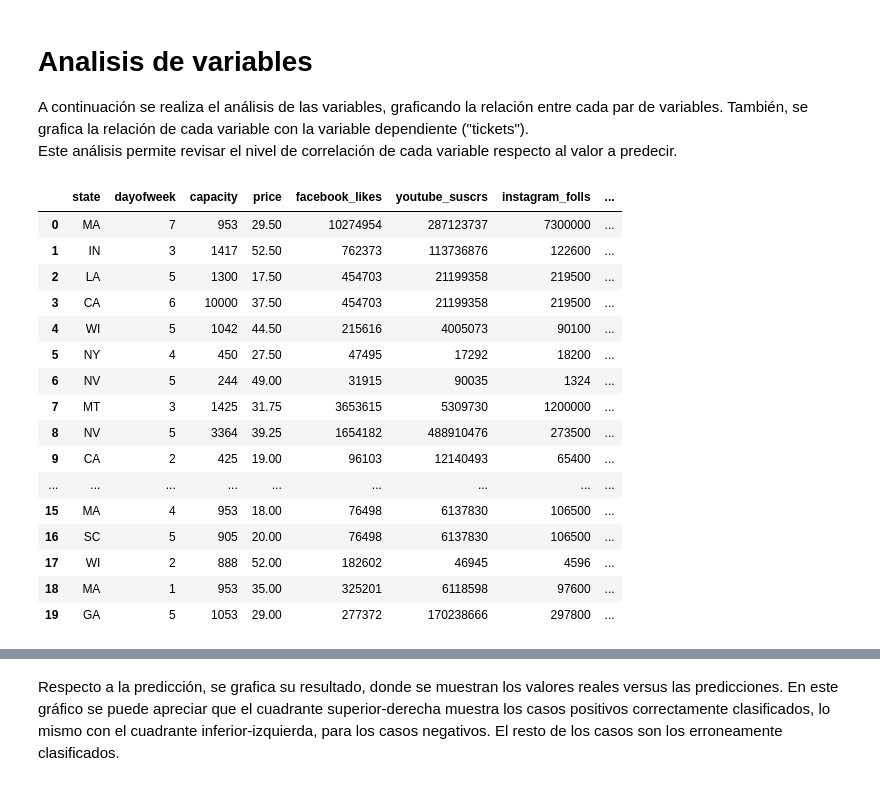
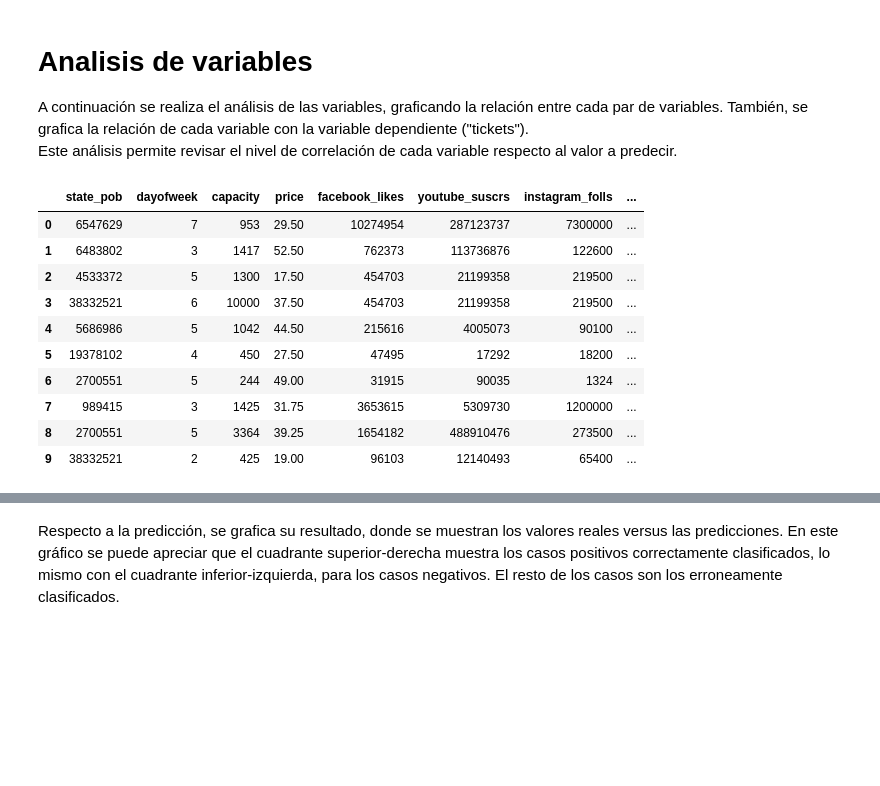
Before and after one commit to danielgomezm/diplomado, a Jupyter notebook: rrss_regression.ipynb, the cells around one changed output, grey strips where cells are left out. Cells and saved outputs as stored; diff of their text form; code cells hidden in the pictures; blank space fills up the shorter version.

```diff
--- a/rrss_regression.ipynb
+++ b/rrss_regression.ipynb
@@ -79 +94,11 @@ models['gradient']     = GradientBoostingRegressor()
 En primer lugar se realiza la carga de datos, separando los conjuntos de entrenamiento y test, y extrayendo la variable dependiente (values). Se determinó utilizar una separación del conjunto de datos, destinando un 10% de la muestra para test, y el 90% restante para entrenamiento.
+# %%
+# carga de datos y seleccion de variables
+
+dataset = pd.read_csv('/home/dgomez/rrss_pob_filtrado.csv')
+print "count: " + str(dataset['tickets'].count())
+print "mean: " + str(dataset['tickets'].mean())
+print "std: " + str(dataset['tickets'].std())
+#dataset = dataset.replace(np.NaN, 0)
+total = len(dataset)
+size = int(0.90 * total)
@@ -80,29 +109,20 @@ En primer lugar se realiza la carga de datos, separando los conjuntos de entrena
 # %%
-# carga de datos y seleccion de variables
-dataset = pd.read_csv('http://www.danielgomez.cl/tmp/rrss_new_filtrado.csv')
-print "count: " + str(dataset['tickets'].count())
-print "mean: " + str(dataset['tickets'].mean())
-print "std: " + str(dataset['tickets'].std())
-#dataset = dataset.replace(np.NaN, 0)
-total = len(dataset)
-size = int(0.90 * total)
+# seleccion de variables
+
 mapper = sp.DataFrameMapper([
-    ('state', LabelBinarizer()),
     ('dayofweek', LabelBinarizer()),
-    (['price', 'capacity', 'facebook_likes', 'youtube_suscrs',
+    (['state_pob', 'capacity', 'price', 'facebook_likes', 'youtube_suscrs',
     'instagram_folls', 'instagram_likes', 'spotify_folls', 'spotify_pop',
     'twitter_folls', 'twitter_mencs_usa', 'twitter_mencs',
      'facebook_crec', 'instagram_crec', 'twitter_crec'], StandardScaler())
     ])
-#X = dataset[['dayofweek', 'capacity', 'price',
-X = dataset[['state', 'dayofweek', 'capacity', 'price',
+X = dataset[['state_pob', 'dayofweek', 'capacity', 'price',
         'facebook_likes', 'youtube_suscrs',
         'instagram_folls', 'instagram_likes',
         'spotify_folls', 'spotify_pop',
         'twitter_folls', 'twitter_mencs_usa', 'twitter_mencs',
         'facebook_crec', 'instagram_crec', 'twitter_crec']]
-#Xy = dataset[['dayofweek', 'capacity', 'price',
-Xy = dataset[['state', 'dayofweek', 'capacity', 'price',
+Xy = dataset[['state_pob', 'dayofweek', 'capacity', 'price',
         'facebook_likes', 'youtube_suscrs',
         'instagram_folls', 'instagram_likes',
         'spotify_folls', 'spotify_pop',
@@ -110,4 +130,3 @@ Xy = dataset[['state', 'dayofweek', 'capacity', 'price',
         'facebook_crec', 'instagram_crec', 'twitter_crec', 'tickets']]
 X = mapper.fit_transform(X) # numpy.ndarray
 y = dataset['tickets'] # dataframe
-X_train, X_test, y_train, y_test = train_test_split(X, y, train_size=0.8)
@@ -122,25 +137,19 @@ A continuación se realiza el análisis de las variables, graficando la relació
 <BR>
 Este análisis permite revisar el nivel de correlación de cada variable respecto al valor a predecir.
 # %%
-Xy[0:20]
+Xy[0:10]
 # %% [output]
-|  | state | dayofweek | capacity | price | facebook_likes | youtube_suscrs | instagram_folls | ... |
-| 0 | MA | 7 | 953 | 29.50 | 10274954 | 287123737 | 7300000 | ... |
-| 1 | IN | 3 | 1417 | 52.50 | 762373 | 113736876 | 122600 | ... |
-| 2 | LA | 5 | 1300 | 17.50 | 454703 | 21199358 | 219500 | ... |
-| 3 | CA | 6 | 10000 | 37.50 | 454703 | 21199358 | 219500 | ... |
-| 4 | WI | 5 | 1042 | 44.50 | 215616 | 4005073 | 90100 | ... |
-| 5 | NY | 4 | 450 | 27.50 | 47495 | 17292 | 18200 | ... |
-| 6 | NV | 5 | 244 | 49.00 | 31915 | 90035 | 1324 | ... |
-| 7 | MT | 3 | 1425 | 31.75 | 3653615 | 5309730 | 1200000 | ... |
-| 8 | NV | 5 | 3364 | 39.25 | 1654182 | 488910476 | 273500 | ... |
-| 9 | CA | 2 | 425 | 19.00 | 96103 | 12140493 | 65400 | ... |
-| ... | ... | ... | ... | ... | ... | ... | ... | ... |
-| 15 | MA | 4 | 953 | 18.00 | 76498 | 6137830 | 106500 | ... |
-| 16 | SC | 5 | 905 | 20.00 | 76498 | 6137830 | 106500 | ... |
-| 17 | WI | 2 | 888 | 52.00 | 182602 | 46945 | 4596 | ... |
-| 18 | MA | 1 | 953 | 35.00 | 325201 | 6118598 | 97600 | ... |
-| 19 | GA | 5 | 1053 | 29.00 | 277372 | 170238666 | 297800 | ... |
+|  | state_pob | dayofweek | capacity | price | facebook_likes | youtube_suscrs | instagram_folls | ... |
+| 0 | 6547629 | 7 | 953 | 29.50 | 10274954 | 287123737 | 7300000 | ... |
+| 1 | 6483802 | 3 | 1417 | 52.50 | 762373 | 113736876 | 122600 | ... |
+| 2 | 4533372 | 5 | 1300 | 17.50 | 454703 | 21199358 | 219500 | ... |
+| 3 | 38332521 | 6 | 10000 | 37.50 | 454703 | 21199358 | 219500 | ... |
+| 4 | 5686986 | 5 | 1042 | 44.50 | 215616 | 4005073 | 90100 | ... |
+| 5 | 19378102 | 4 | 450 | 27.50 | 47495 | 17292 | 18200 | ... |
+| 6 | 2700551 | 5 | 244 | 49.00 | 31915 | 90035 | 1324 | ... |
+| 7 | 989415 | 3 | 1425 | 31.75 | 3653615 | 5309730 | 1200000 | ... |
+| 8 | 2700551 | 5 | 3364 | 39.25 | 1654182 | 488910476 | 273500 | ... |
+| 9 | 38332521 | 2 | 425 | 19.00 | 96103 | 12140493 | 65400 | ... |
 # %%
 Xy.describe().round(decimals=2)
 # %% [output]
```
Also changed, not shown: parts of 35 cells of this notebook.
